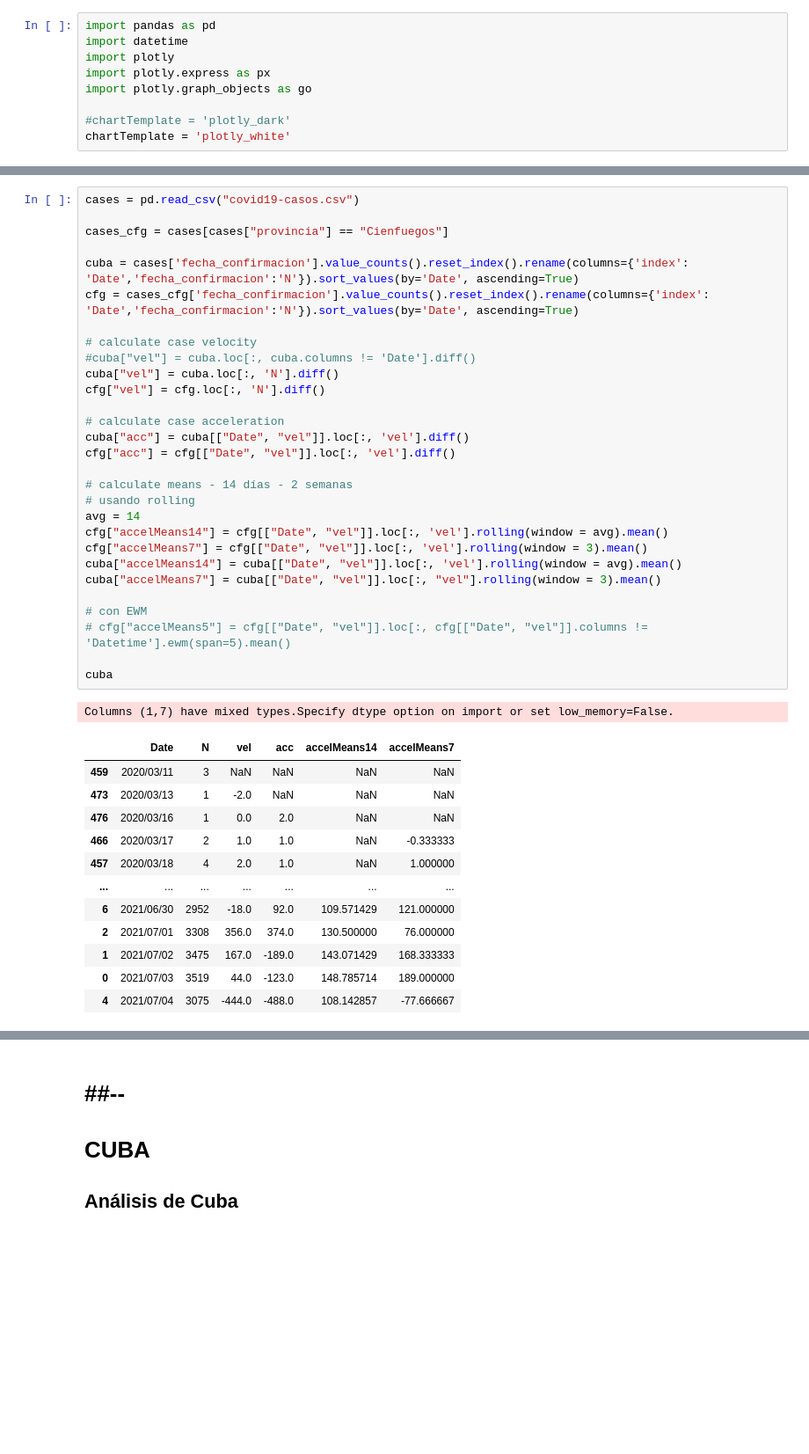
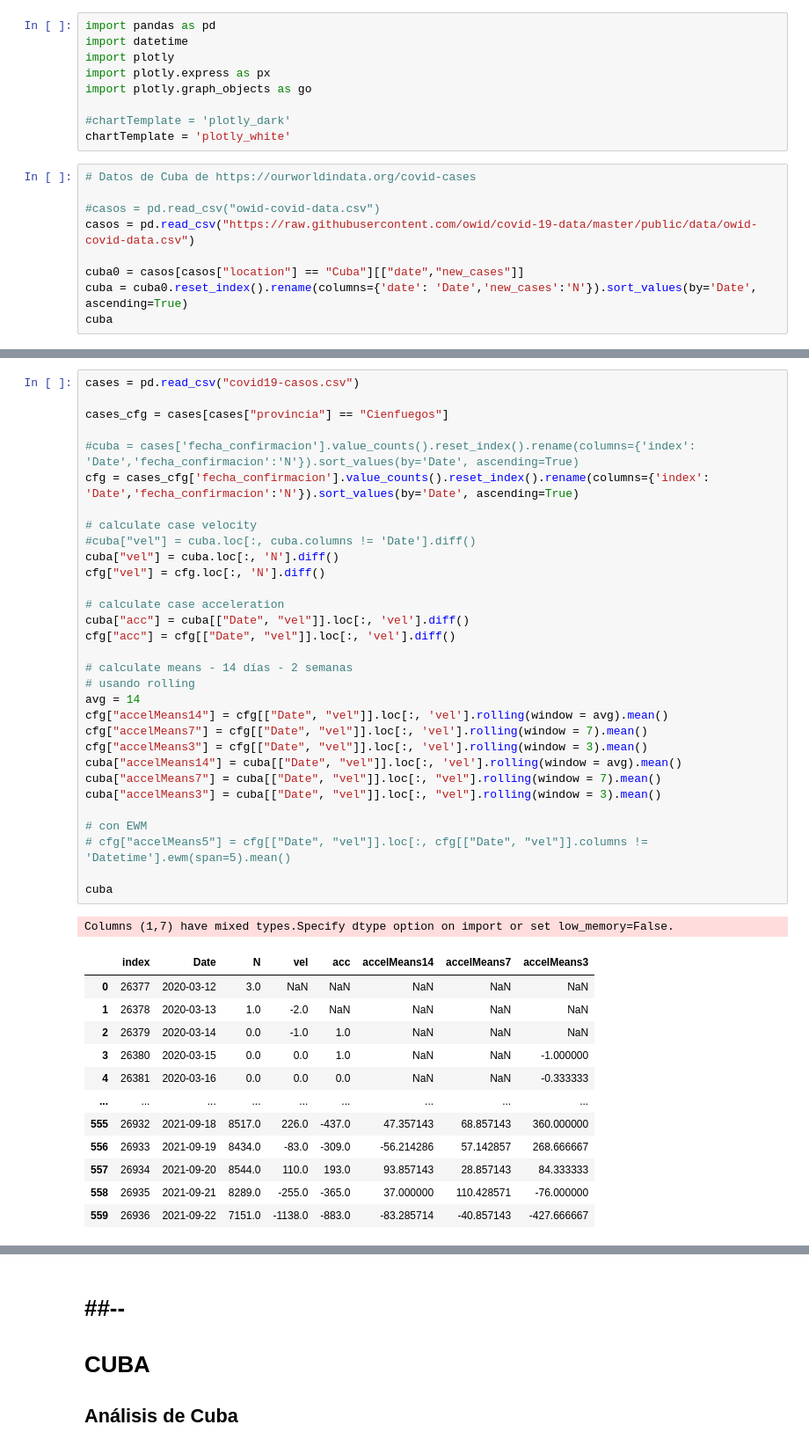
Before and after one commit to ravellom/Covid19week, a Jupyter notebook: acceleration_github.ipynb, the cells around one changed output, grey strips where cells are left out. Shown at 88% size. Saved outputs shown, nothing was run; the diff lists cells and outputs as text; blank space fills up the shorter version.

Commit message:
update plot Cuba

```diff
--- a/acceleration_github.ipynb
+++ b/acceleration_github.ipynb
@@ -7,3 +7,12 @@ import plotly.graph_objects as go
 
 #chartTemplate = 'plotly_dark'
 chartTemplate = 'plotly_white'
+# %%
+# Datos de Cuba de https://ourworldindata.org/covid-cases
+
+#casos = pd.read_csv("owid-covid-data.csv")
+casos = pd.read_csv("https://raw.githubusercontent.com/owid/covid-19-data/master/public/data/owid-covid-data.csv")
+
+cuba0 = casos[casos["location"] == "Cuba"][["date","new_cases"]]
+cuba = cuba0.reset_index().rename(columns={'date': 'Date','new_cases':'N'}).sort_values(by='Date', ascending=True)
+cuba
@@ -10,43 +33,45 @@ chartTemplate = 'plotly_white'
 # %%
 cases = pd.read_csv("covid19-casos.csv")
 
 cases_cfg = cases[cases["provincia"] == "Cienfuegos"]
 
-cuba = cases['fecha_confirmacion'].value_counts().reset_index().rename(columns={'index': 'Date','fecha_confirmacion':'N'}).sort_values(by='Date', ascending=True)
+#cuba = cases['fecha_confirmacion'].value_counts().reset_index().rename(columns={'index': 'Date','fecha_confirmacion':'N'}).sort_values(by='Date', ascending=True)
 cfg = cases_cfg['fecha_confirmacion'].value_counts().reset_index().rename(columns={'index': 'Date','fecha_confirmacion':'N'}).sort_values(by='Date', ascending=True)
 
 # calculate case velocity
 #cuba["vel"] = cuba.loc[:, cuba.columns != 'Date'].diff()
 cuba["vel"] = cuba.loc[:, 'N'].diff()
 cfg["vel"] = cfg.loc[:, 'N'].diff()
 
 # calculate case acceleration
 cuba["acc"] = cuba[["Date", "vel"]].loc[:, 'vel'].diff()
 cfg["acc"] = cfg[["Date", "vel"]].loc[:, 'vel'].diff()
 
 # calculate means - 14 días - 2 semanas
 # usando rolling
 avg = 14
 cfg["accelMeans14"] = cfg[["Date", "vel"]].loc[:, 'vel'].rolling(window = avg).mean()
-cfg["accelMeans7"] = cfg[["Date", "vel"]].loc[:, 'vel'].rolling(window = 3).mean()
+cfg["accelMeans7"] = cfg[["Date", "vel"]].loc[:, 'vel'].rolling(window = 7).mean()
+cfg["accelMeans3"] = cfg[["Date", "vel"]].loc[:, 'vel'].rolling(window = 3).mean()
 cuba["accelMeans14"] = cuba[["Date", "vel"]].loc[:, 'vel'].rolling(window = avg).mean()
-cuba["accelMeans7"] = cuba[["Date", "vel"]].loc[:, "vel"].rolling(window = 3).mean()
+cuba["accelMeans7"] = cuba[["Date", "vel"]].loc[:, "vel"].rolling(window = 7).mean()
+cuba["accelMeans3"] = cuba[["Date", "vel"]].loc[:, "vel"].rolling(window = 3).mean()
 
 # con EWM
 # cfg["accelMeans5"] = cfg[["Date", "vel"]].loc[:, cfg[["Date", "vel"]].columns != 'Datetime'].ewm(span=5).mean()
 
 cuba
 # %% [output]
 Columns (1,7) have mixed types.Specify dtype option on import or set low_memory=False.
-|  | Date | N | vel | acc | accelMeans14 | accelMeans7 |
-| 459 | 2020/03/11 | 3 | NaN | NaN | NaN | NaN |
-| 473 | 2020/03/13 | 1 | -2.0 | NaN | NaN | NaN |
-| 476 | 2020/03/16 | 1 | 0.0 | 2.0 | NaN | NaN |
-| 466 | 2020/03/17 | 2 | 1.0 | 1.0 | NaN | -0.333333 |
-| 457 | 2020/03/18 | 4 | 2.0 | 1.0 | NaN | 1.000000 |
-| ... | ... | ... | ... | ... | ... | ... |
-| 6 | 2021/06/30 | 2952 | -18.0 | 92.0 | 109.571429 | 121.000000 |
-| 2 | 2021/07/01 | 3308 | 356.0 | 374.0 | 130.500000 | 76.000000 |
-| 1 | 2021/07/02 | 3475 | 167.0 | -189.0 | 143.071429 | 168.333333 |
-| 0 | 2021/07/03 | 3519 | 44.0 | -123.0 | 148.785714 | 189.000000 |
-| 4 | 2021/07/04 | 3075 | -444.0 | -488.0 | 108.142857 | -77.666667 |
+|  | index | Date | N | vel | acc | accelMeans14 | accelMeans7 | accelMeans3 |
+| 0 | 26377 | 2020-03-12 | 3.0 | NaN | NaN | NaN | NaN | NaN |
+| 1 | 26378 | 2020-03-13 | 1.0 | -2.0 | NaN | NaN | NaN | NaN |
+| 2 | 26379 | 2020-03-14 | 0.0 | -1.0 | 1.0 | NaN | NaN | NaN |
+| 3 | 26380 | 2020-03-15 | 0.0 | 0.0 | 1.0 | NaN | NaN | -1.000000 |
+| 4 | 26381 | 2020-03-16 | 0.0 | 0.0 | 0.0 | NaN | NaN | -0.333333 |
+| ... | ... | ... | ... | ... | ... | ... | ... | ... |
+| 555 | 26932 | 2021-09-18 | 8517.0 | 226.0 | -437.0 | 47.357143 | 68.857143 | 360.000000 |
+| 556 | 26933 | 2021-09-19 | 8434.0 | -83.0 | -309.0 | -56.214286 | 57.142857 | 268.666667 |
+| 557 | 26934 | 2021-09-20 | 8544.0 | 110.0 | 193.0 | 93.857143 | 28.857143 | 84.333333 |
+| 558 | 26935 | 2021-09-21 | 8289.0 | -255.0 | -365.0 | 37.000000 | 110.428571 | -76.000000 |
+| 559 | 26936 | 2021-09-22 | 7151.0 | -1138.0 | -883.0 | -83.285714 | -40.857143 | -427.666667 |
```
Also changed, not shown: parts of 13 cells of this notebook.
